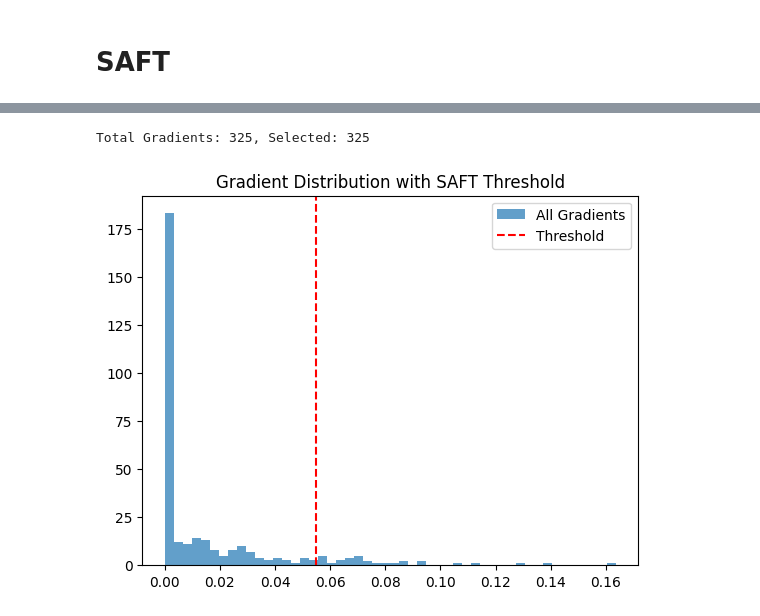
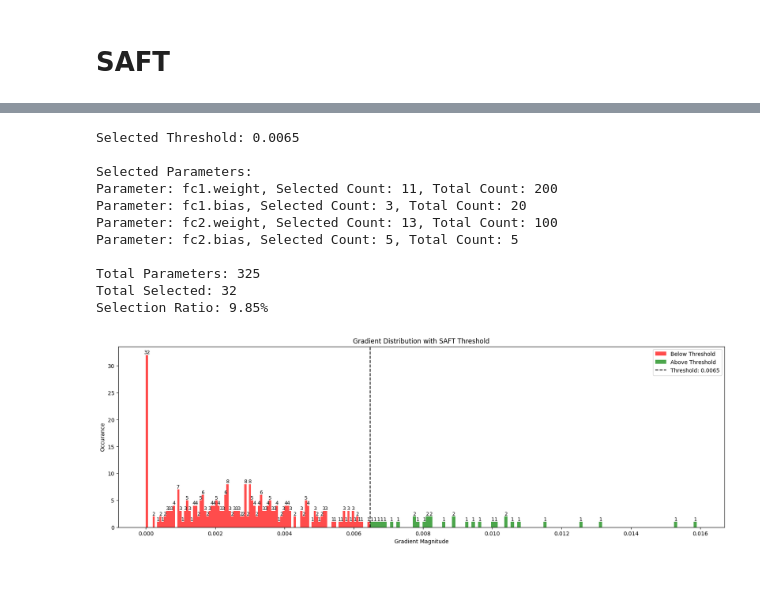
Before and after one commit to ayush939/FineTuneCLIP, a Jupyter notebook: saft_test.ipynb, the cells around one changed output, grey strips where cells are left out. Drawn from its saved outputs; the diff is of its cells as text; code cells hidden in the pictures; blank space fills up the shorter version.

Commit message:
revised version (bug fixing and better visualization)

```diff
--- a/saft_test.ipynb
+++ b/saft_test.ipynb
@@ -154,17 +126,60 @@ Selection Ratio: 100.00%
-# %%
-
-total_gradients = sum(g.numel() for g in torch.cat([p.view(-1) for p in model.parameters()]))
-num_selected = sum(g.numel() for g in selected_params.values())
-print(f"Total Gradients: {total_gradients}, Selected: {num_selected}")
-
-# Visualization
-all_gradients = torch.cat([g.view(-1) for g in torch.cat([p.grad.abs().view(-1) for p in model.parameters()])])
-import matplotlib.pyplot as plt
-plt.hist(all_gradients.cpu().numpy(), bins=50, alpha=0.7, label='All Gradients')
-plt.axvline(torch.quantile(all_gradients, 1 - alpha).item(), color='r', linestyle='--', label='Threshold')
-plt.legend()
-plt.title("Gradient Distribution with SAFT Threshold")
-plt.show()
-# %% [output]
-Total Gradients: 325, Selected: 325
-[figure, removed]
+# %%
+import matplotlib.pyplot as plt
+import numpy as np
+
+
+# SAFT Selection
+alpha = 0.1 # Select top 10% of parameters
+selected_params, total_params, total_selected, threshold, param_gradients = select_important_parameters(model, test_loader, criterion, alpha)
+
+# Print results
+print(f"Selected Threshold: {threshold:.4f} ")
+print("\nSelected Parameters:")
+for name, mask in selected_params.items():
+    print(f"Parameter: {name}, Selected Count: {mask.sum().item()}, Total Count: {mask.numel()}")
+
+print(f"\nTotal Parameters: {total_params}")
+print(f"Total Selected: {total_selected}")
+print(f"Selection Ratio: {total_selected / total_params:.2%}")
+
+#visualization
+all_gradients = torch.cat([g.view(-1) for g in param_gradients.values()])
+below_threshold = all_gradients[all_gradients < threshold].cpu().numpy()
+above_threshold = all_gradients[all_gradients >= threshold].cpu().numpy()
+bins = 100
+counts_below, bin_edges_below = np.histogram(below_threshold, bins=bins)
+counts_above, bin_edges_above = np.histogram(above_threshold, bins=bins)
+
+import matplotlib.pyplot as plt
+
+plt.figure(figsize=(20, 6))
+plt.hist(below_threshold, bins=bins, alpha=0.7, label='Below Threshold', color='red')
+plt.hist(above_threshold, bins=bins, alpha=0.7, label='Above Threshold', color='green')
+for i in range(len(counts_below)): # print number of occurances on top of the bar
+    if counts_below[i] > 0:  # Only non-zero bars
+        plt.text((bin_edges_below[i] + bin_edges_below[i + 1]) / 2, counts_below[i], str(counts_below[i]),
+                 ha='center', va='bottom', fontsize=9, color='black')
+for i in range(len(counts_above)): # print number of occurances on top of the bar
+    if counts_above[i] > 0:  # Only non-zero bars
+        plt.text((bin_edges_above[i] + bin_edges_above[i + 1]) / 2, counts_above[i], str(counts_above[i]),
+                 ha='center', va='bottom', fontsize=9, color='black')
+
+plt.axvline(threshold, color='black', linestyle='--', label=f'Threshold: {threshold:.4f}')
+plt.legend()
+plt.title("Gradient Distribution with SAFT Threshold")
+plt.xlabel("Gradient Magnitude")
+plt.ylabel("Occurance")
+plt.show()
+# %% [output]
+Selected Threshold: 0.0065
+
+Selected Parameters:
+Parameter: fc1.weight, Selected Count: 11, Total Count: 200
+Parameter: fc1.bias, Selected Count: 3, Total Count: 20
+Parameter: fc2.weight, Selected Count: 13, Total Count: 100
+Parameter: fc2.bias, Selected Count: 5, Total Count: 5
+
+Total Parameters: 325
+Total Selected: 32
+Selection Ratio: 9.85%
+[figure, added]
```
Also changed, not shown: parts of 2 cells of this notebook.
